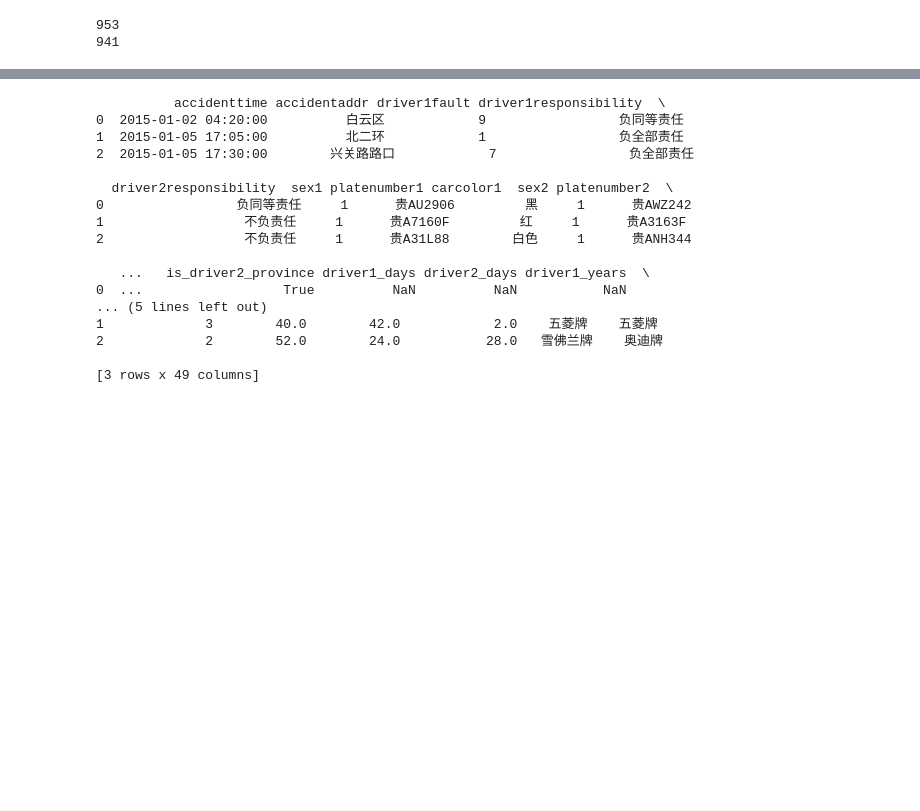
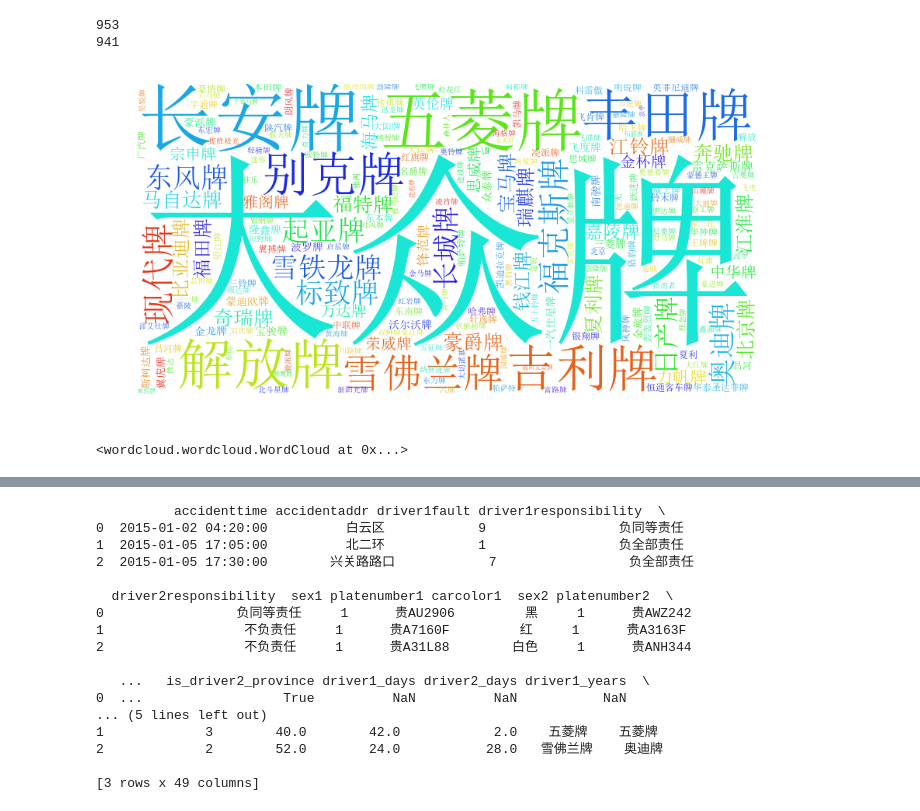
Before and after one commit to junechaild/accident_analysis, a Jupyter notebook: feature_process.ipynb, the cells around one changed output, grey strips where cells are left out. Cells and saved outputs as stored; diff of their text form; code cells hidden in the pictures; blank space fills up the shorter version.

```diff
--- a/feature_process.ipynb
+++ b/feature_process.ipynb
@@ -660,3 +661,20 @@ print(accident_data["clcpp2"].value_counts().count())
 # %% [output]
 953
 941
+# %%
+wordlist=list(zip(clcpp1.value_counts().index,clcpp1.value_counts()))[1:]
+# print(wordlist)
+from wordcloud import  WordCloud,STOPWORDS
+# stopwords=STOPWORDS.add("1")
+# stopwords=STOPWORDS.add("-1")
+wordcloud=WordCloud(font_path='C:\Windows\Fonts\simsun.ttc',background_color="white",
+                      scale=2.0,margin=0,relative_scaling=0.2,prefer_horizontal =0.7,
+                    random_state = 2016,stopwords=stopwords).\
+                    fit_words(wordlist)
+plt.imshow(wordcloud)
+plt.axis("off")
+plt.show()
+wordcloud.to_file("brand_cloud_1.png")
+# %% [output]
+[figure, added]
+<wordcloud.wordcloud.WordCloud at 0x...>
```
Also changed, not shown: parts of 5 cells of this notebook, 4 other files.
